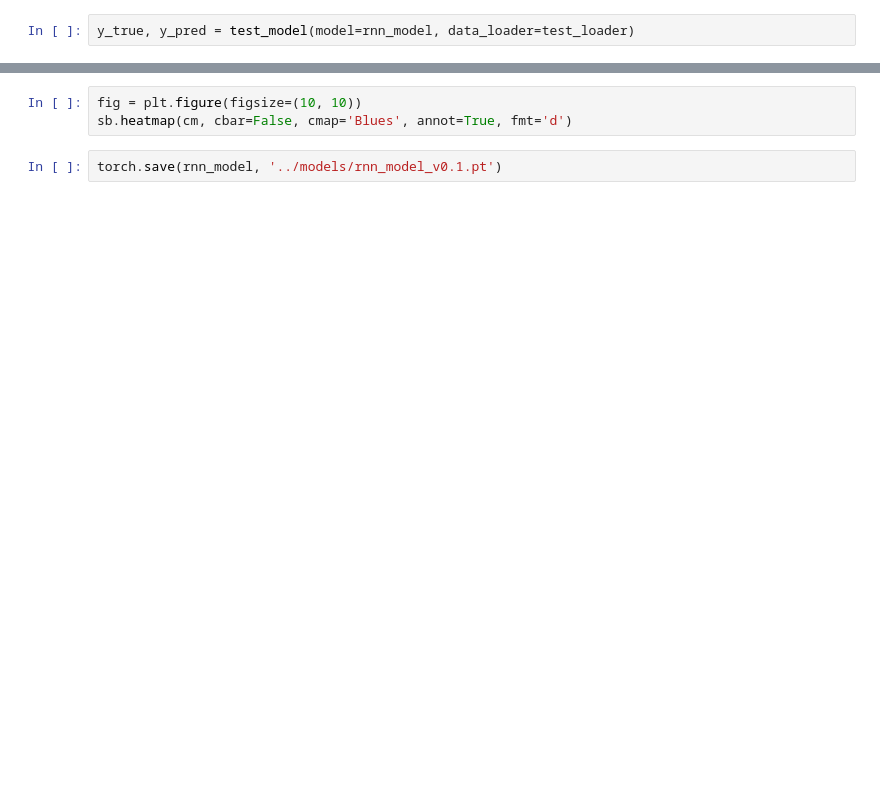
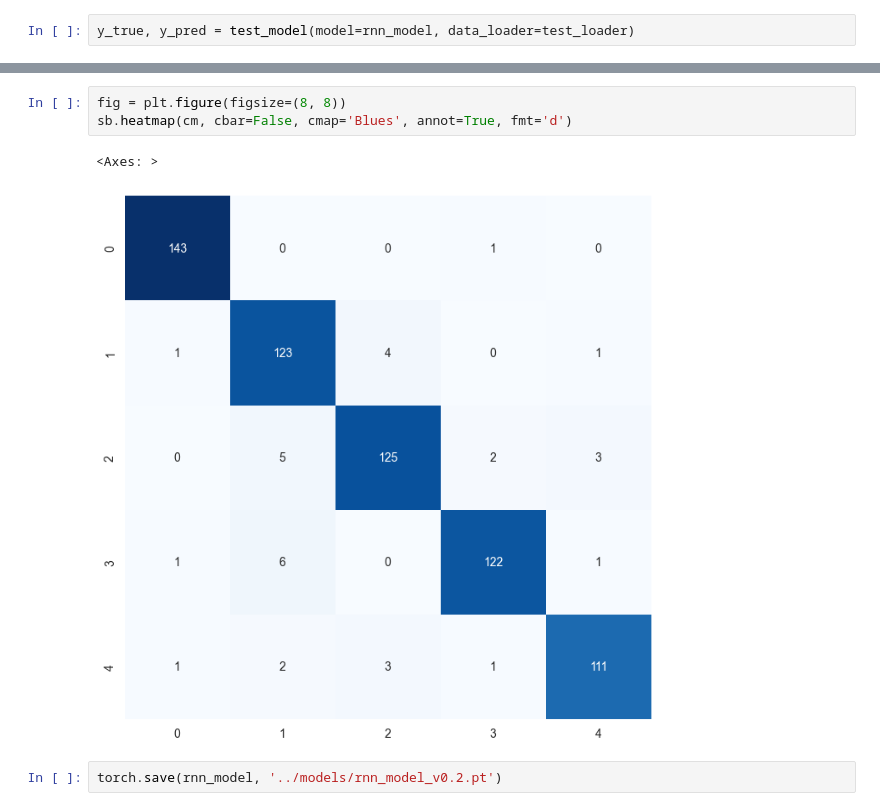
Before and after one commit to gracjan-p/bbc, a Jupyter notebook: notebooks/main.ipynb, the cells around one changed output, grey strips where cells are left out. Cells and saved outputs as stored; diff of their text form; blank space fills up the shorter version.

```diff
--- a/notebooks/main.ipynb
+++ b/notebooks/main.ipynb
@@ -373,5 +481,8 @@ print(classification_report(y_true, y_pred, target_names=category_to_label))
 # %%
-fig = plt.figure(figsize=(10, 10))
+fig = plt.figure(figsize=(8, 8))
 sb.heatmap(cm, cbar=False, cmap='Blues', annot=True, fmt='d')
+# %% [output]
+<Axes: >
+[figure, added]
-# %%
-torch.save(rnn_model, '../models/rnn_model_v0.1.pt')
+# %%
+torch.save(rnn_model, '../models/rnn_model_v0.2.pt')
```
Also changed, not shown: parts of 22 cells of this notebook, 2 other files.
